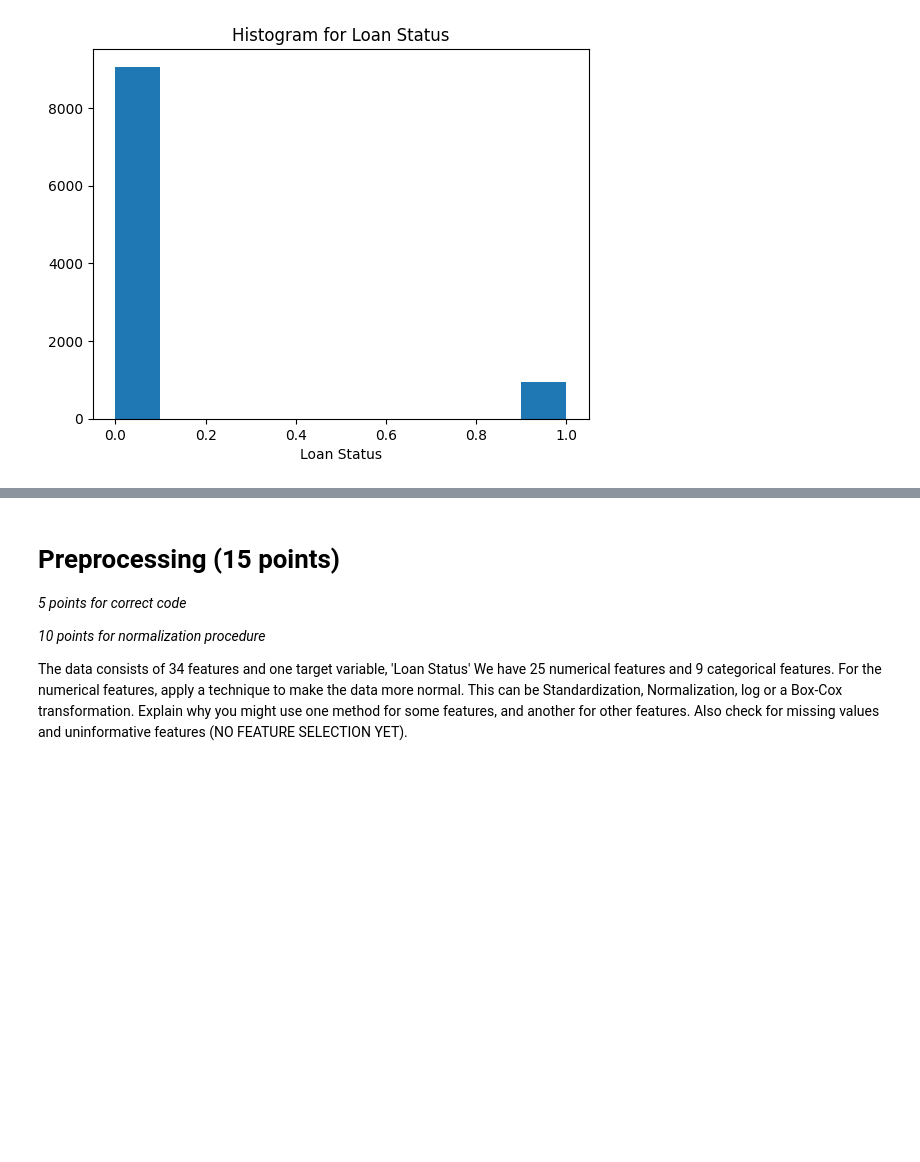
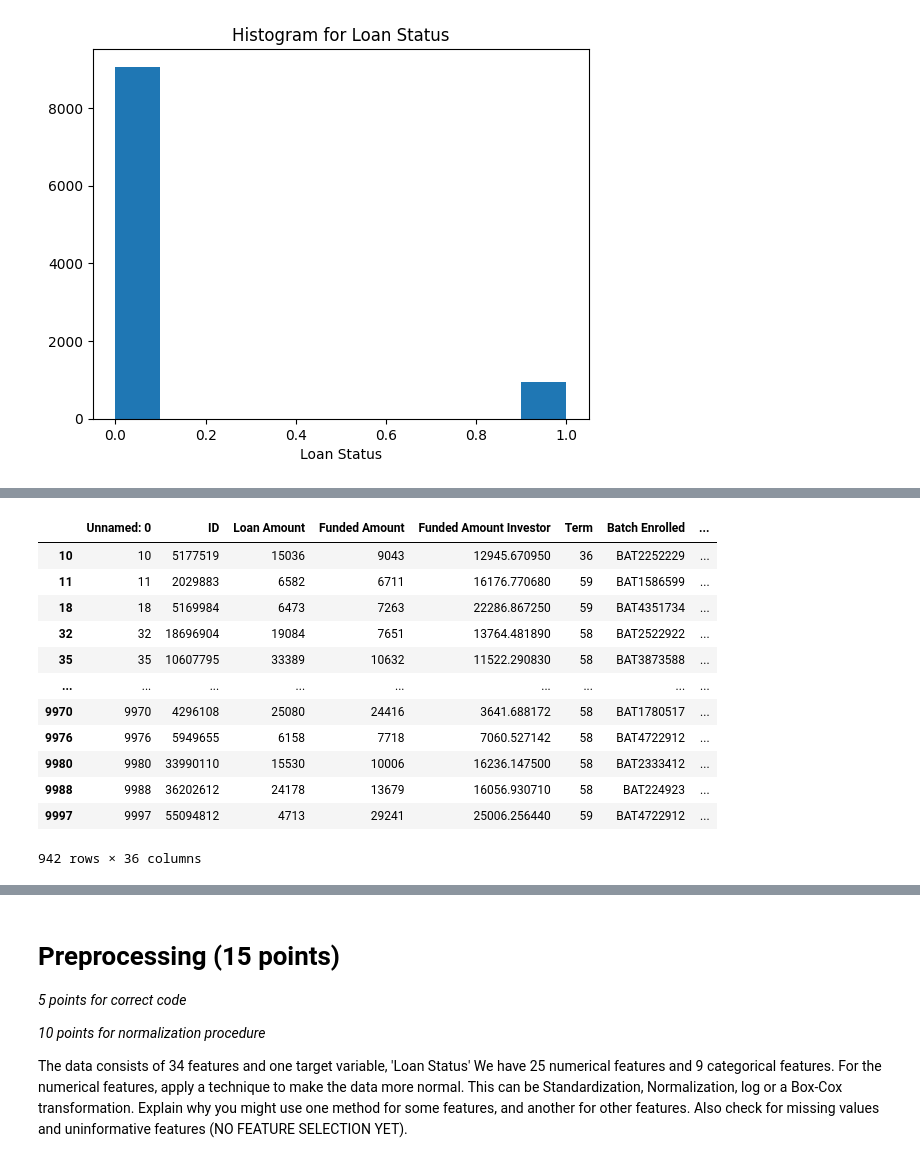
Before and after one commit to Imani-C/Machine_learning_Assignment1, a Jupyter notebook: ML4F_2023_Assignment_1.ipynb, the cells around one changed output, grey strips where cells are left out. Saved outputs shown, nothing was run; the diff lists cells and outputs as text; code cells hidden in the pictures; blank space fills up the shorter version.

```diff
--- a/ML4F_2023_Assignment_1.ipynb
+++ b/ML4F_2023_Assignment_1.ipynb
@@ -513,0 +769,17 @@ plt.show()
+# %%
+loan_status = data[data["Loan Status"] == 1]
+loan_status
+# %% [output]
+|  | Unnamed: 0 | ID | Loan Amount | Funded Amount | Funded Amount Investor | Term | Batch Enrolled | ... |
+| 10 | 10 | 5177519 | 15036 | 9043 | 12945.670950 | 36 | BAT2252229 | ... |
+| 11 | 11 | 2029883 | 6582 | 6711 | 16176.770680 | 59 | BAT1586599 | ... |
+| 18 | 18 | 5169984 | 6473 | 7263 | 22286.867250 | 59 | BAT4351734 | ... |
+| 32 | 32 | 18696904 | 19084 | 7651 | 13764.481890 | 58 | BAT2522922 | ... |
+| 35 | 35 | 10607795 | 33389 | 10632 | 11522.290830 | 58 | BAT3873588 | ... |
+| ... | ... | ... | ... | ... | ... | ... | ... | ... |
+| 9970 | 9970 | 4296108 | 25080 | 24416 | 3641.688172 | 58 | BAT1780517 | ... |
+| 9976 | 9976 | 5949655 | 6158 | 7718 | 7060.527142 | 58 | BAT4722912 | ... |
+| 9980 | 9980 | 33990110 | 15530 | 10006 | 16236.147500 | 58 | BAT2333412 | ... |
+| 9988 | 9988 | 36202612 | 24178 | 13679 | 16056.930710 | 58 | BAT224923 | ... |
+| 9997 | 9997 | 55094812 | 4713 | 29241 | 25006.256440 | 59 | BAT4722912 | ... |
+942 rows × 36 columns
```
Also changed, not shown: parts of 15 cells of this notebook.
